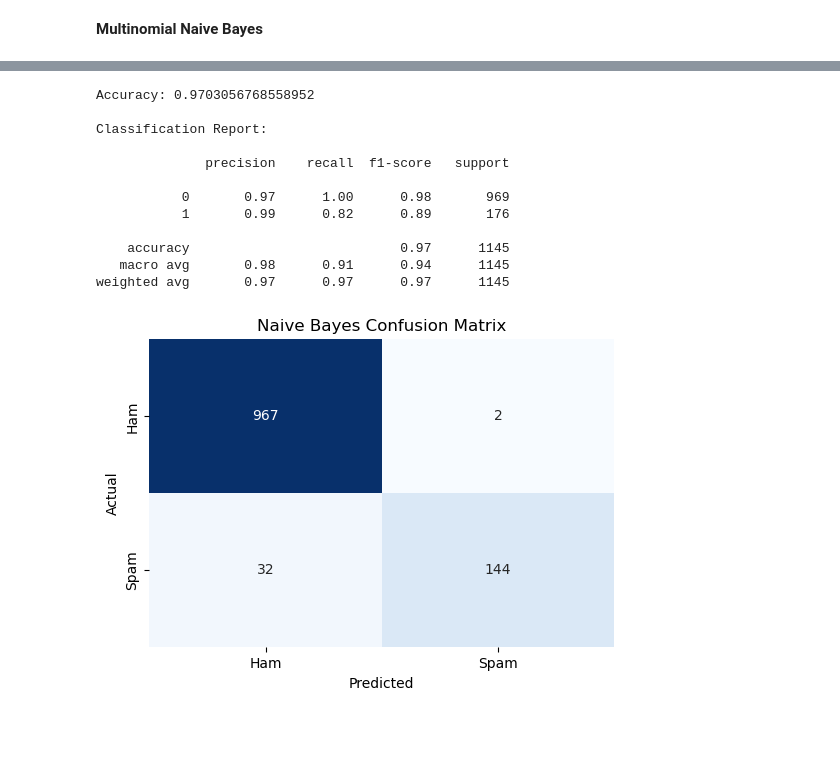
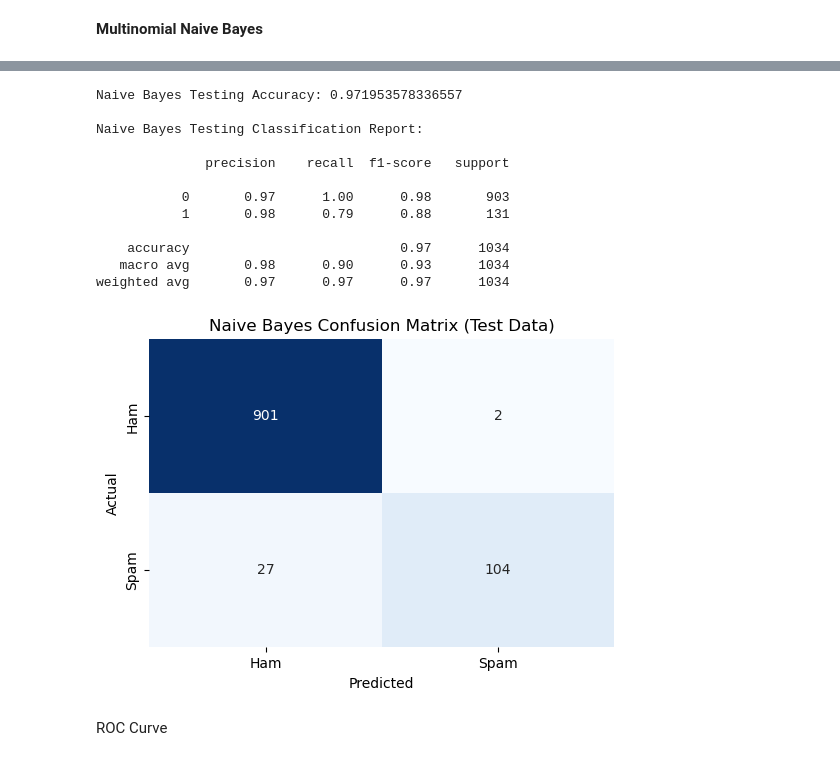
Before and after one commit to Kayosh-Raj-Pradhan/AI-Machine-Learning, a Jupyter notebook: sms_spam.ipynb, the cells around one changed output, grey strips where cells are left out. Cells and saved outputs as stored; diff of their text form; code cells hidden in the pictures; blank space fills up the shorter version.

Commit message:
Update notebook and remove unused dataset

```diff
--- a/sms_spam.ipynb
+++ b/sms_spam.ipynb
@@ -5,10 +34,10 @@ import matplotlib.pyplot as plt
 # %%
-df_original = pd.read_csv("spam.csv", encoding="latin-1")
-df_original = df_original[['v1', 'v2']]
-df_original.rename(columns={'v1': 'target', 'v2': 'text'}, inplace=True)
 
-df_additional = pd.read_csv("sms-spam-collection.csv")
-df_additional.rename(columns={'label': 'target', 'message': 'text'}, inplace=True)
 
-df = pd.concat([df_original, df_additional], ignore_index=True)
+# Load dataset
+df = pd.read_csv("spam.csv", encoding="latin-1")
+# Select relevant columns
+df = df[['v1', 'v2']]
+# Rename columns for clarity
+df.rename(columns={'v1': 'target', 'v2': 'text'}, inplace=True)
 # %%
@@ -294,0 +369,3 @@ y_pred_mnb=mnb.predict(X_test_tfidf)
+# %%
+# Predictions on test data
+y_test_pred = mnb.predict(X_test_tfidf)
@@ -295,28 +390,33 @@ y_pred_mnb=mnb.predict(X_test_tfidf)
+# %%
+# ---- Testing Performance ----
+print("Naive Bayes Testing Accuracy:", accuracy_score(y_test, y_test_pred))
+print("\nNaive Bayes Testing Classification Report:\n")
+print(classification_report(y_test, y_test_pred))
+# %% [output]
+Naive Bayes Testing Accuracy: 0.971953578336557
+
+Naive Bayes Testing Classification Report:
+
+              precision    recall  f1-score   support
+
+           0       0.97      1.00      0.98       903
+           1       0.98      0.79      0.88       131
+
+    accuracy                           0.97      1034
+   macro avg       0.98      0.90      0.93      1034
+weighted avg       0.97      0.97      0.97      1034
 # %%
-print("Accuracy:", accuracy_score(y_test, y_pred_mnb))
-print("\nClassification Report:\n")
-print(classification_report(y_test, y_pred_mnb))
+cm = confusion_matrix(y_test, y_test_pred)
 
-cm = confusion_matrix(y_test, y_pred_mnb)
 plt.figure(figsize=(6, 4))
 sns.heatmap(cm, annot=True, fmt='d', cmap='Blues', cbar=False)
-plt.title('Naive Bayes Confusion Matrix')
+plt.title('Naive Bayes Confusion Matrix (Test Data)')
 plt.xlabel('Predicted')
 plt.ylabel('Actual')
 plt.xticks([0.5, 1.5], ['Ham', 'Spam'])
 plt.yticks([0.5, 1.5], ['Ham', 'Spam'])
 plt.show()
 # %% [output]
-Accuracy: 0.9703056768558952
-
-Classification Report:
-
-              precision    recall  f1-score   support
-
-           0       0.97      1.00      0.98       969
-           1       0.99      0.82      0.89       176
-
-    accuracy                           0.97      1145
-   macro avg       0.98      0.91      0.94      1145
-weighted avg       0.97      0.97      0.97      1145
-[figure, old version]
+[figure, new version]
+# %% [markdown]
+ROC Curve
```
Also changed, not shown: parts of 49 cells of this notebook, 1 other file.
